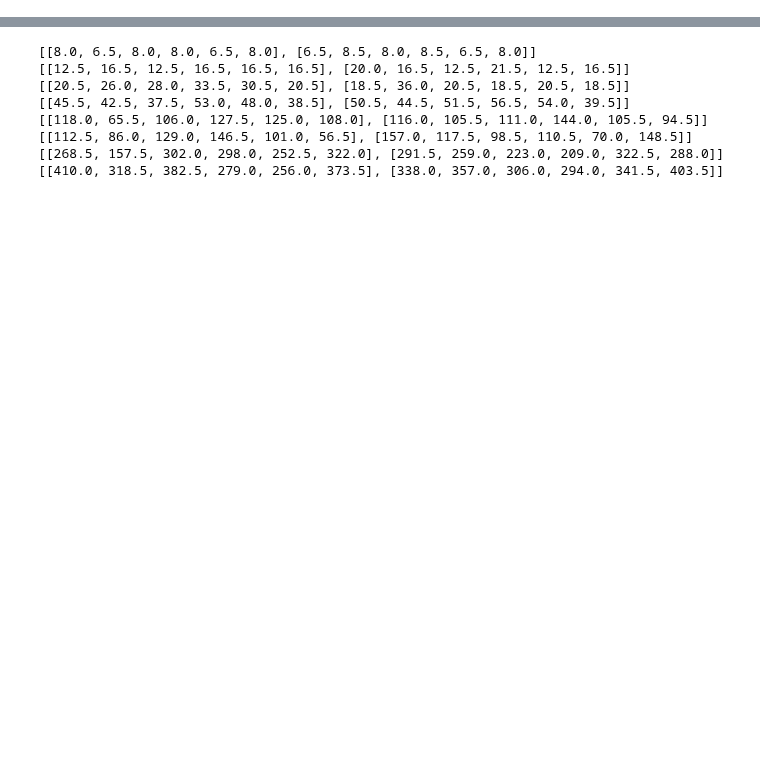
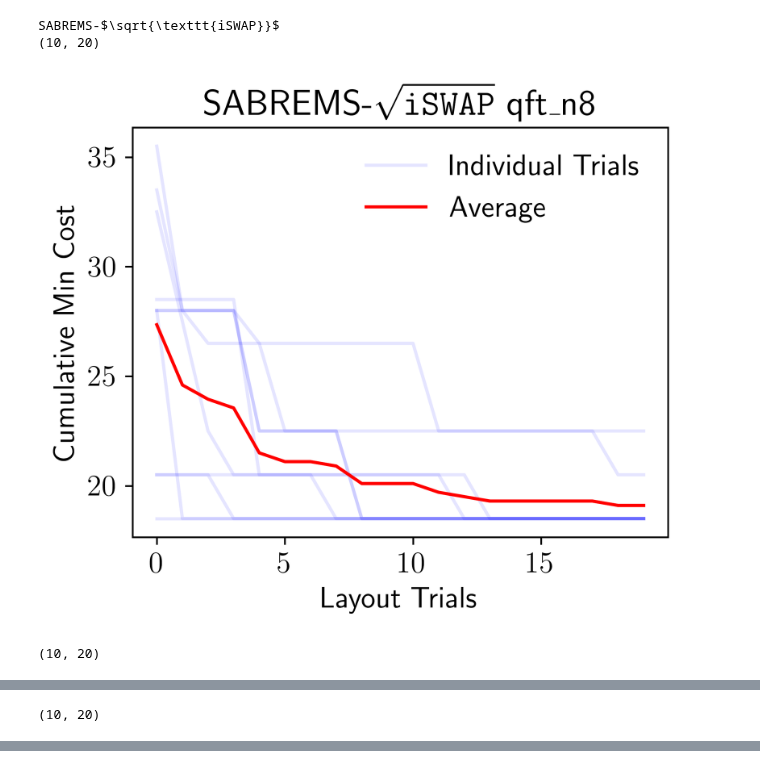
Before and after one commit to Pitt-JonesLab/mirror-gates, a Jupyter notebook: src/notebooks/results/iterations.ipynb, the cells around one changed output, grey strips where cells are left out. Drawn from its saved outputs; the diff is of its cells as text; code cells hidden in the pictures; blank space fills up the shorter version.

Commit message:
longer basic iteration data

```diff
--- a/src/notebooks/results/iterations.ipynb
+++ b/src/notebooks/results/iterations.ipynb
@@ -36,7 +43,7 @@ library = CircuitLibrary.from_txt("qft.txt")
 coupling_map = CouplingMap.from_heavy_hex(5)
 transpilers = [
     # QiskitLevel3(coupling_map),
-    SabreMS(coupling_map, name="SABREMS")
+    SabreMS(coupling_map, name="SABREMS", layout_trials=20)
 ]
 
 metrics = [LayoutTrialsMetric(), DepthMetric(consolidate=False)]
@@ -48,7 +55,7 @@ benchmark = Benchmark(
     transpilers=transpilers,
     circuit_library=library,
     metrics=metrics,
-    num_runs=3,
+    num_runs=10,
 )
 benchmark.run()
 # %% [output]
@@ -56,0 +71,47 @@ Loading qft_n6 from MQTBench
+# %%
+import matplotlib.pyplot as plt
+import numpy as np
+
+# Assuming benchmark.metrics[0].saved_results.items() is a dictionary
+# where keys are circuit names and values are lists of costs for each trial
+for k, v in benchmark.metrics[0].saved_results.items():
+    print(k)
+    for circuit, result in v.items():
+        # print(circuit)
+        # print(result.data)
+
+        # find cumulative min trial-wise
+        min_trials = np.minimum.accumulate(result.data, axis=1)
+        print(min_trials.shape)
+        # print(min_trials)
+
+        # average element-wise across all trials
+        avg = np.mean(min_trials, axis=0)
+        # print(avg)
+
+        # plot cumulative min vs trial
+        # also plot average cumulative min vs trial
+        # at each trial we also want to scatter plot each individual trial,
+
+        # plot with latex
+        with plt.style.context(["ipynb", "colorsblind10"]):
+            plt.rcParams["text.usetex"] = True
+            for j, trials in enumerate(min_trials):
+                plt.plot(
+                    trials,
+                    color="blue",
+                    alpha=0.1,
+                    label="Individual Trials" if j == 0 else None,
+                )
+            plt.plot(avg, color="red", label="Average")
+            plt.xlabel("Layout Trials")
+            plt.ylabel("Cumulative Min Cost")
+            plt.title(f"{k} {circuit}")
+            plt.ticklabel_format(style="plain")  # Turn off scientific notation
+            plt.legend()
+            plt.show()
+# %% [output]
+SABREMS-$\sqrt{\texttt{iSWAP}}$
+(10, 20)
+[figure, added]
+(10, 20)
@@ -56,0 +119 @@ Loading qft_n6 from MQTBench
+(10, 20)
@@ -57,14 +121,5 @@ Loading qft_n6 from MQTBench
 # %%
-# explictly print results
-for k, v in benchmark.metrics[0].saved_results.items():
-    for circuit, result in v.items():
-        print(result.data)
+# # explictly print results
+# for k, v in benchmark.metrics[0].saved_results.items():
+#     for circuit, result in v.items():
+#         print(result.data)
-# %% [output]
-[[8.0, 6.5, 8.0, 8.0, 6.5, 8.0], [6.5, 8.5, 8.0, 8.5, 6.5, 8.0]]
-[[12.5, 16.5, 12.5, 16.5, 16.5, 16.5], [20.0, 16.5, 12.5, 21.5, 12.5, 16.5]]
-[[20.5, 26.0, 28.0, 33.5, 30.5, 20.5], [18.5, 36.0, 20.5, 18.5, 20.5, 18.5]]
-[[45.5, 42.5, 37.5, 53.0, 48.0, 38.5], [50.5, 44.5, 51.5, 56.5, 54.0, 39.5]]
-[[118.0, 65.5, 106.0, 127.5, 125.0, 108.0], [116.0, 105.5, 111.0, 144.0, 105.5, 94.5]]
-[[112.5, 86.0, 129.0, 146.5, 101.0, 56.5], [157.0, 117.5, 98.5, 110.5, 70.0, 148.5]]
-[[268.5, 157.5, 302.0, 298.0, 252.5, 322.0], [291.5, 259.0, 223.0, 209.0, 322.5, 288.0]]
-[[410.0, 318.5, 382.5, 279.0, 256.0, 373.5], [338.0, 357.0, 306.0, 294.0, 341.5, 403.5]]
```
Also changed, not shown: parts of 5 cells of this notebook, 2 other files.
